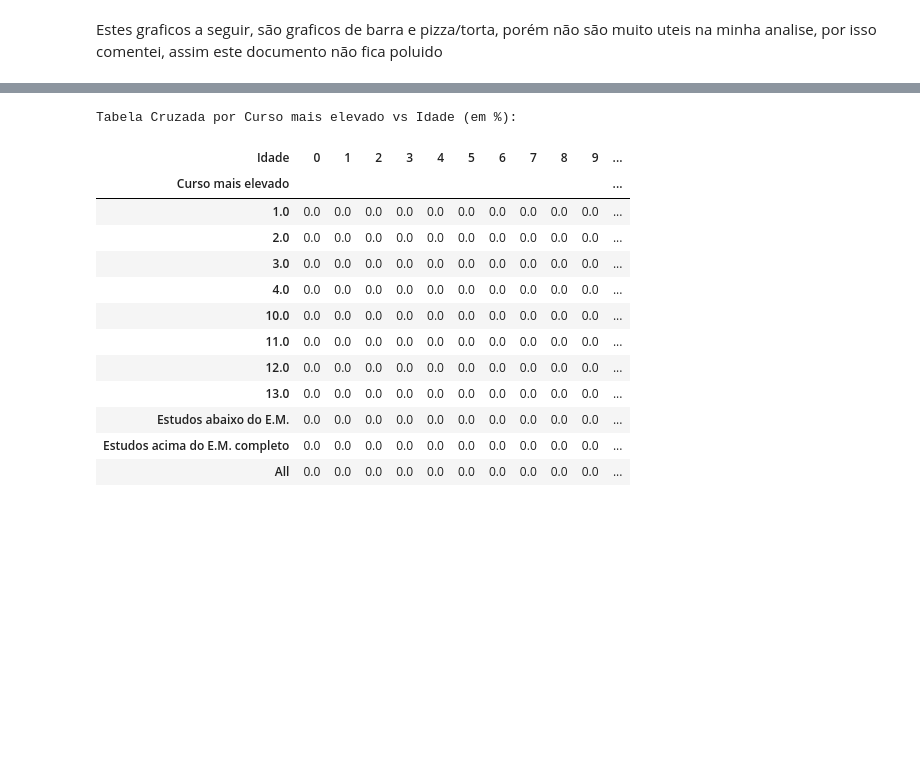
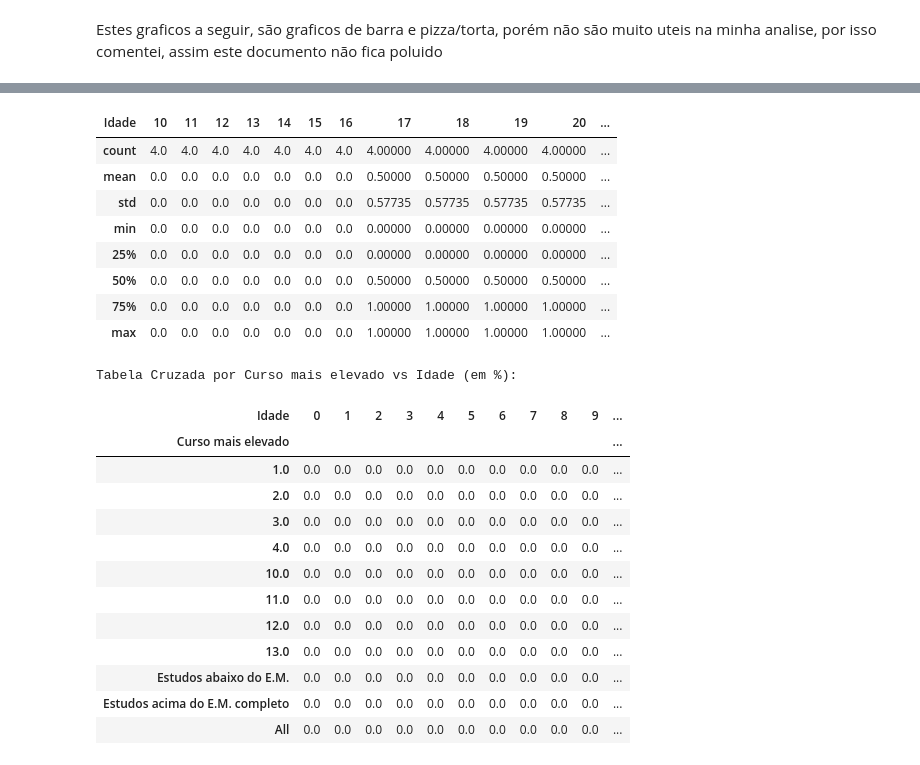
Before and after one commit to brunodratcu/CD, a Jupyter notebook: Projeto1 Layout.ipynb, the cells around one changed output, grey strips where cells are left out. Cells and saved outputs as stored; diff of their text form; code cells hidden in the pictures; blank space fills up the shorter version.

```diff
--- a/Projeto1 Layout.ipynb
+++ b/Projeto1 Layout.ipynb
@@ -301,7 +377,7 @@ plt.ylabel('Freq.Relativa (em%)')
 #Tabela que mostra a faixa de idade em que a pessoa começou a trabalhar com a sua idade atual (adulto ou aposentado)
 
 print('Tabela Cruzada por Idade em que começou a trabalhar vs Idade (em %):')
-tab2=pd.crosstab(escolhas["Começou a trabalhar"], escolhas["Geração"], margins=True,rownames=['Idade em que começou a trabalhar'], colnames=['Idade'])
+tab2=pd.crosstab(escolhas["Começou_a_trabalhar"], escolhas["Geração"], margins=True,rownames=['Idade em que começou a trabalhar'], colnames=['Idade'])
 tab21=(tab2/len(escolhas)*100).round(decimals=0)
 tab21
 # %% [output]
@@ -324,3 +400,15 @@ plt.ylabel('Freq.Relativa (em%)')
+# %%
+tab21.describe()
+# %% [output]
+| Idade | 10 | 11 | 12 | 13 | 14 | 15 | 16 | 17 | 18 | 19 | 20 | ... |
+| count | 4.0 | 4.0 | 4.0 | 4.0 | 4.0 | 4.0 | 4.0 | 4.00000 | 4.00000 | 4.00000 | 4.00000 | ... |
+| mean | 0.0 | 0.0 | 0.0 | 0.0 | 0.0 | 0.0 | 0.0 | 0.50000 | 0.50000 | 0.50000 | 0.50000 | ... |
+| std | 0.0 | 0.0 | 0.0 | 0.0 | 0.0 | 0.0 | 0.0 | 0.57735 | 0.57735 | 0.57735 | 0.57735 | ... |
+| min | 0.0 | 0.0 | 0.0 | 0.0 | 0.0 | 0.0 | 0.0 | 0.00000 | 0.00000 | 0.00000 | 0.00000 | ... |
+| 25% | 0.0 | 0.0 | 0.0 | 0.0 | 0.0 | 0.0 | 0.0 | 0.00000 | 0.00000 | 0.00000 | 0.00000 | ... |
+| 50% | 0.0 | 0.0 | 0.0 | 0.0 | 0.0 | 0.0 | 0.0 | 0.50000 | 0.50000 | 0.50000 | 0.50000 | ... |
+| 75% | 0.0 | 0.0 | 0.0 | 0.0 | 0.0 | 0.0 | 0.0 | 1.00000 | 1.00000 | 1.00000 | 1.00000 | ... |
+| max | 0.0 | 0.0 | 0.0 | 0.0 | 0.0 | 0.0 | 0.0 | 1.00000 | 1.00000 | 1.00000 | 1.00000 | ... |
 # %%
 #Tabela que mostra o curso mais elevado que a pessoa completou com a sua idade atual (adulto ou aposentado)
 
```
Also changed, not shown: parts of 28 cells of this notebook.
